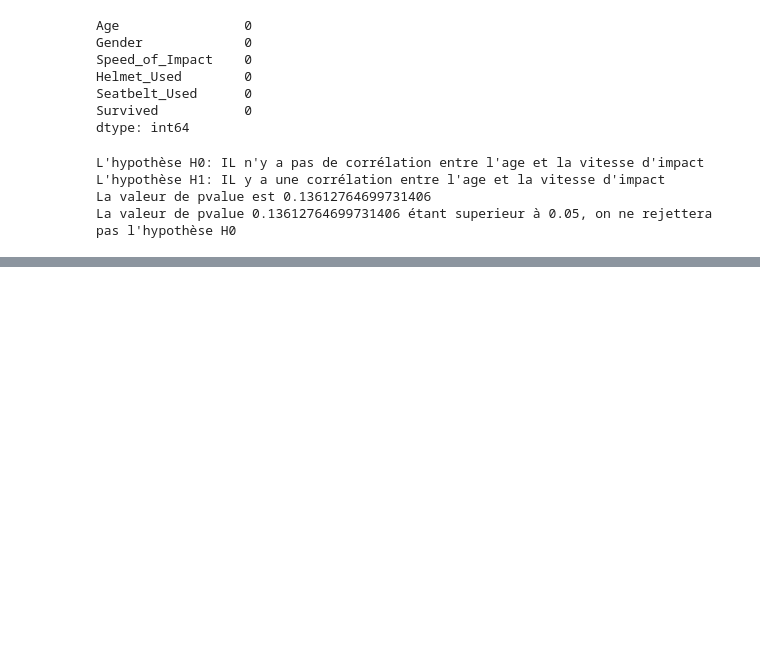
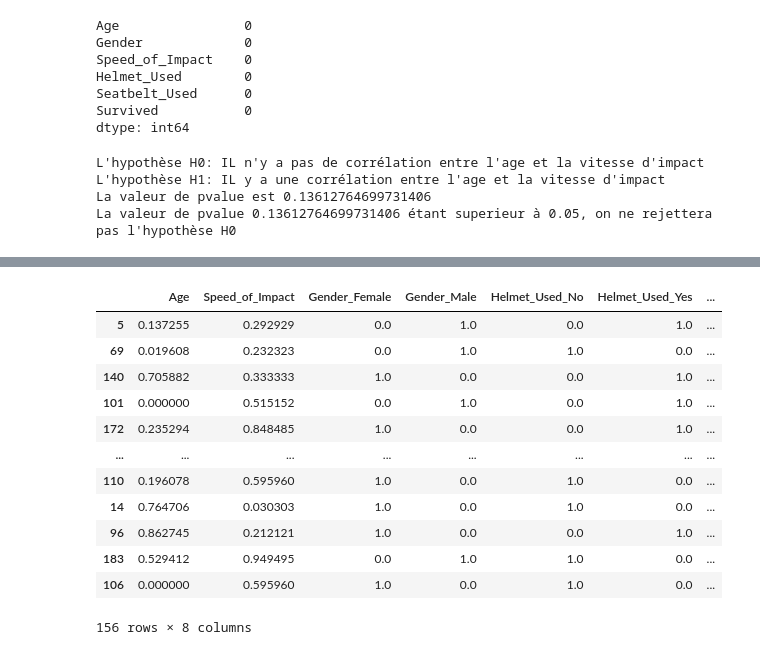
Before and after one commit to lathiam/Learning-Lab-Projet, a Jupyter notebook: Notebook.ipynb, the cells around one changed output, grey strips where cells are left out. Saved outputs shown, nothing was run; the diff lists cells and outputs as text; code cells hidden in the pictures; blank space fills up the shorter version.

```diff
--- a/Notebook.ipynb
+++ b/Notebook.ipynb
@@ -299,0 +371,17 @@ La valeur de pvalue 0.13612764699731406 étant superieur à 0.05, on ne rejetter
+# %%
+X_train_combined = pd.concat([X_train_num, X_train_cat_encoded_df], axis=1)
+X_train_combined
+# %% [output]
+|  | Age | Speed_of_Impact | Gender_Female | Gender_Male | Helmet_Used_No | Helmet_Used_Yes | ... |
+| 5 | 0.137255 | 0.292929 | 0.0 | 1.0 | 0.0 | 1.0 | ... |
+| 69 | 0.019608 | 0.232323 | 0.0 | 1.0 | 1.0 | 0.0 | ... |
+| 140 | 0.705882 | 0.333333 | 1.0 | 0.0 | 0.0 | 1.0 | ... |
+| 101 | 0.000000 | 0.515152 | 0.0 | 1.0 | 0.0 | 1.0 | ... |
+| 172 | 0.235294 | 0.848485 | 1.0 | 0.0 | 0.0 | 1.0 | ... |
+| ... | ... | ... | ... | ... | ... | ... | ... |
+| 110 | 0.196078 | 0.595960 | 1.0 | 0.0 | 1.0 | 0.0 | ... |
+| 14 | 0.764706 | 0.030303 | 1.0 | 0.0 | 1.0 | 0.0 | ... |
+| 96 | 0.862745 | 0.212121 | 1.0 | 0.0 | 0.0 | 1.0 | ... |
+| 183 | 0.529412 | 0.949495 | 0.0 | 1.0 | 1.0 | 0.0 | ... |
+| 106 | 0.000000 | 0.595960 | 1.0 | 0.0 | 1.0 | 0.0 | ... |
+156 rows × 8 columns
```
Also changed, not shown: parts of 17 cells of this notebook, 1 other file.
